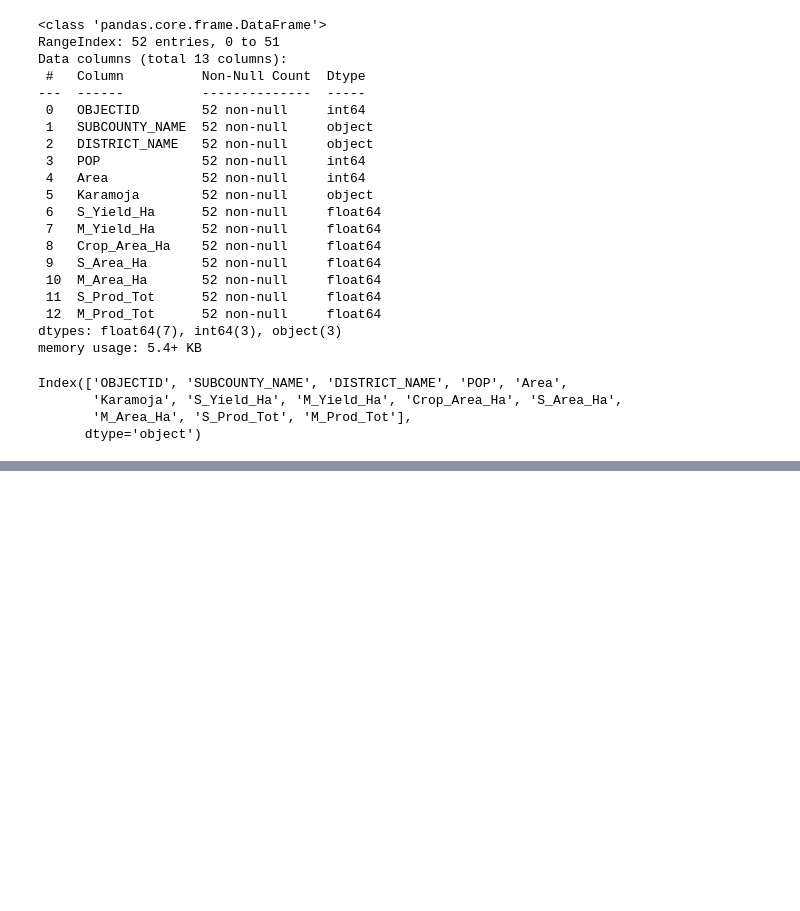
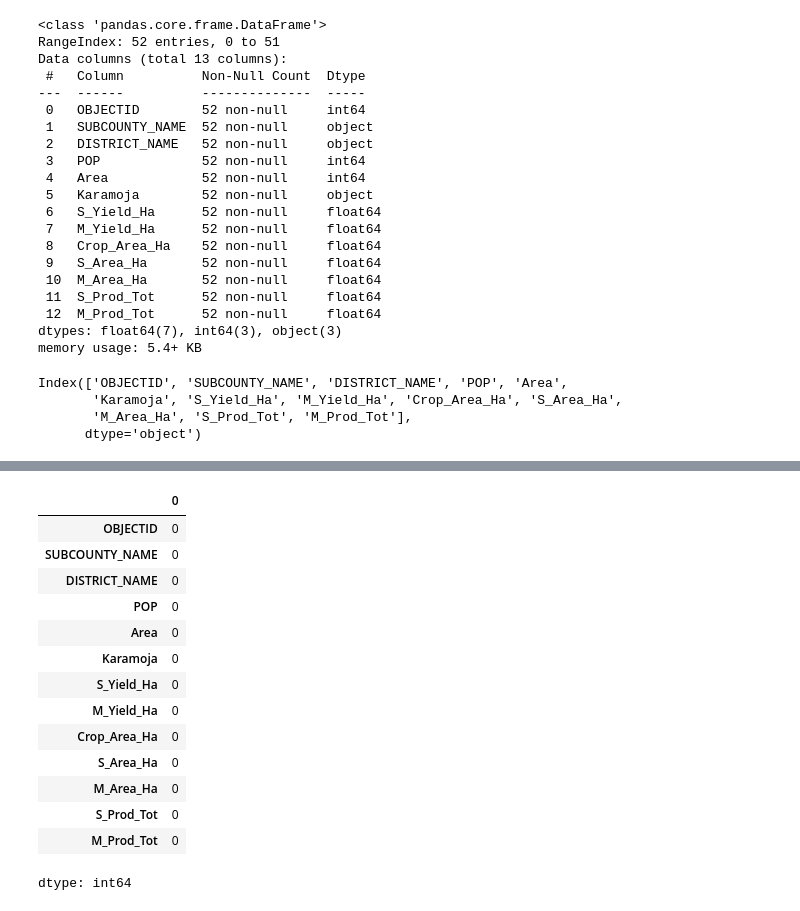
Before and after one commit to Ella244-18/Phase-1-Project-1, a Jupyter notebook: Untitled5.ipynb, the cells around one changed output, grey strips where cells are left out. Cells and saved outputs as stored; diff of their text form; code cells hidden in the pictures; blank space fills up the shorter version.

```diff
--- a/Untitled5.ipynb
+++ b/Untitled5.ipynb
@@ -94,0 +161,19 @@ df.describe()
+# %%
+# Total number of missing values
+df.isna().sum()
+# %% [output]
+|  | 0 |
+| OBJECTID | 0 |
+| SUBCOUNTY_NAME | 0 |
+| DISTRICT_NAME | 0 |
+| POP | 0 |
+| Area | 0 |
+| Karamoja | 0 |
+| S_Yield_Ha | 0 |
+| M_Yield_Ha | 0 |
+| Crop_Area_Ha | 0 |
+| S_Area_Ha | 0 |
+| M_Area_Ha | 0 |
+| S_Prod_Tot | 0 |
+| M_Prod_Tot | 0 |
+dtype: int64
```
Also changed, not shown: parts of 12 cells of this notebook.
